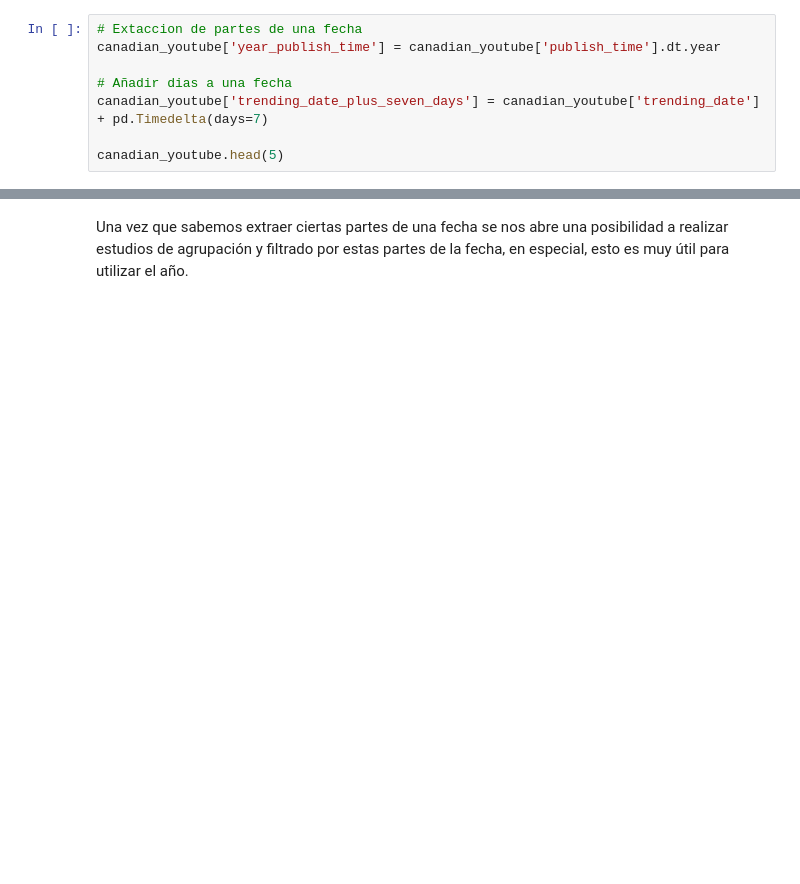
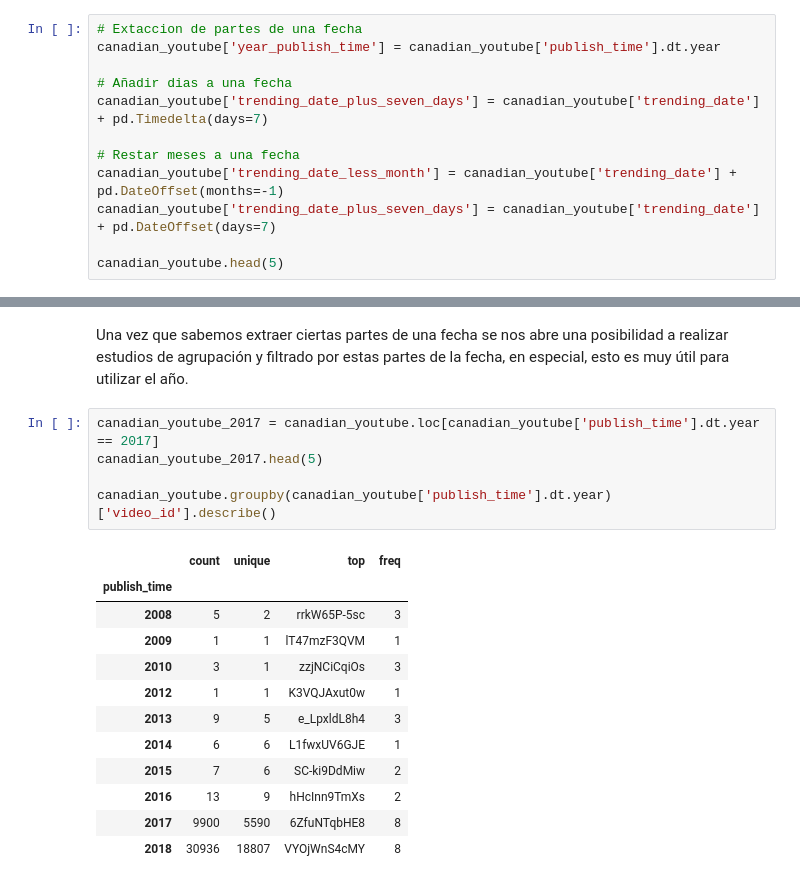
Before and after one commit to rimcodedev/python, a Jupyter notebook: data analysis/04-analisis_exploratorio_de_datos_2/eda-parte2.ipynb, the cells around one changed output, grey strips where cells are left out. Drawn from its saved outputs; the diff is of its cells as text; blank space fills up the shorter version.

```diff
--- a/data analysis/04-analisis_exploratorio_de_datos_2/eda-parte2.ipynb
+++ b/data analysis/04-analisis_exploratorio_de_datos_2/eda-parte2.ipynb
@@ -294,6 +294,10 @@ canadian_youtube['year_publish_time'] = canadian_youtube['publish_time'].dt.year
 # Añadir dias a una fecha
 canadian_youtube['trending_date_plus_seven_days'] = canadian_youtube['trending_date'] + pd.Timedelta(days=7)
 
+# Restar meses a una fecha
+canadian_youtube['trending_date_less_month'] = canadian_youtube['trending_date'] + pd.DateOffset(months=-1)
+canadian_youtube['trending_date_plus_seven_days'] = canadian_youtube['trending_date'] + pd.DateOffset(days=7)
+
 canadian_youtube.head(5)
 # %% [output]
 |  | video_id | trending_date | title | channel_title | category_id | publish_time | tags | views | likes | ... |
@@ -304,3 +308,21 @@ canadian_youtube.head(5)
 | 4 | 2Vv-BfVoq4g | 2017-11-14 | Ed Sheeran - Perfect (Official Mu... | Ed Sheeran | 10 | 2017-11-09 11:04:14+00:00 | edsheeran|"ed sheeran"|"acoustic"... | 33523622 | 1634130 | ... |
 # %% [markdown]
 Una vez que sabemos extraer ciertas partes de una fecha se nos abre una posibilidad a realizar estudios de agrupación y filtrado por estas partes de la fecha, en especial, esto es muy útil para utilizar el año.
+# %%
+canadian_youtube_2017 = canadian_youtube.loc[canadian_youtube['publish_time'].dt.year == 2017]
+canadian_youtube_2017.head(5)
+
+canadian_youtube.groupby(canadian_youtube['publish_time'].dt.year)['video_id'].describe()
+# %% [output]
+|  | count | unique | top | freq |
+| publish_time |  |  |  |  |
+| 2008 | 5 | 2 | rrkW65P-5sc | 3 |
+| 2009 | 1 | 1 | lT47mzF3QVM | 1 |
+| 2010 | 3 | 1 | zzjNCiCqiOs | 3 |
+| 2012 | 1 | 1 | K3VQJAxut0w | 1 |
+| 2013 | 9 | 5 | e_LpxldL8h4 | 3 |
+| 2014 | 6 | 6 | L1fwxUV6GJE | 1 |
+| 2015 | 7 | 6 | SC-ki9DdMiw | 2 |
+| 2016 | 13 | 9 | hHcInn9TmXs | 2 |
+| 2017 | 9900 | 5590 | 6ZfuNTqbHE8 | 8 |
+| 2018 | 30936 | 18807 | VYOjWnS4cMY | 8 |
```
